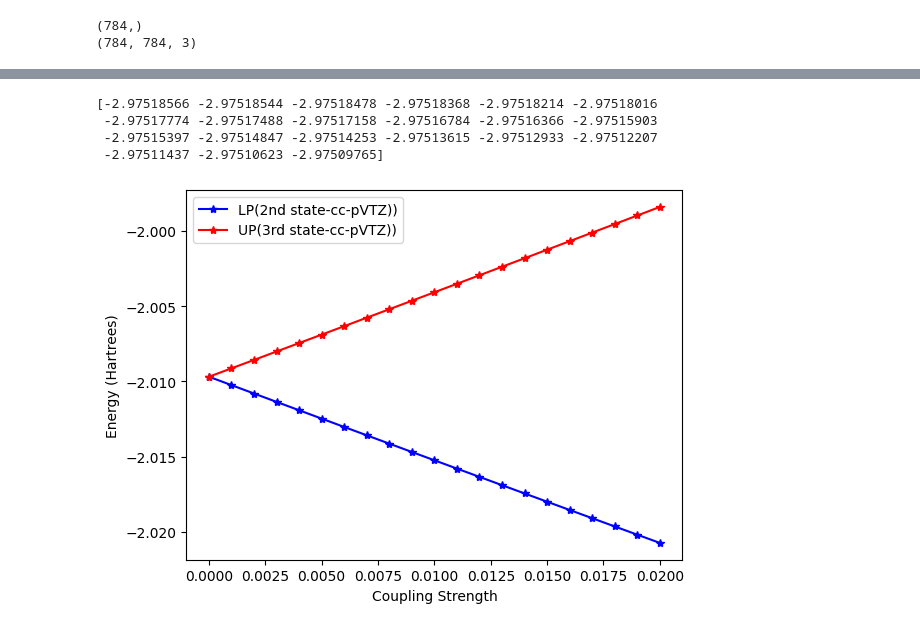
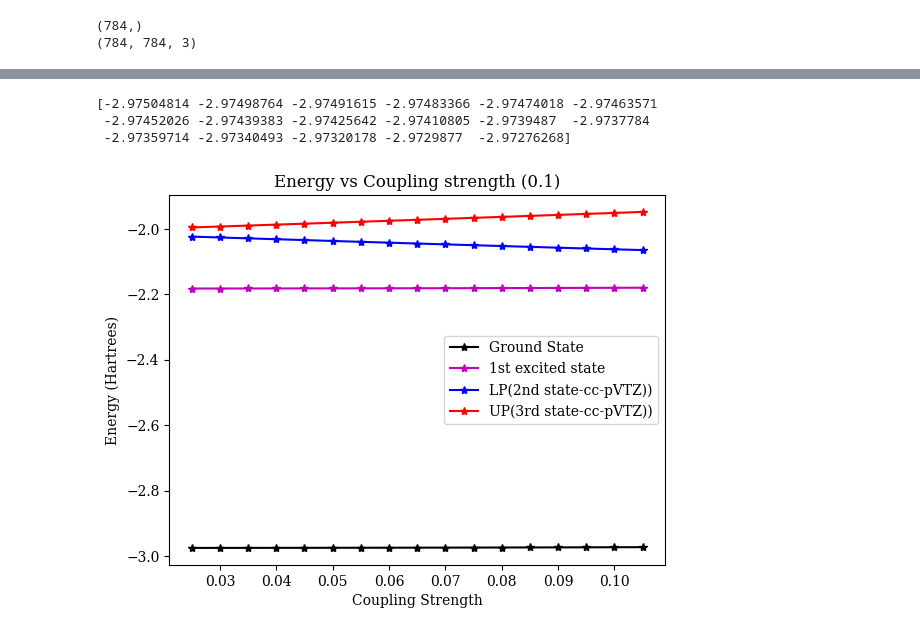
Before and after one commit to FoleyLab/SCQED-PCQED, a Jupyter notebook: src/HeH_plus_pcqed_ccpVTZ.ipynb, the cells around one changed output, grey strips where cells are left out. Drawn from its saved outputs; the diff is of its cells as text; code cells hidden in the pictures.

```diff
--- a/src/HeH_plus_pcqed_ccpVTZ.ipynb
+++ b/src/HeH_plus_pcqed_ccpVTZ.ipynb
@@ -83,9 +83,9 @@ Total time for SCF iterations: 0.013 seconds
 # print(E_array)
 # %%
 # Define the range and increment
-start = 0.0
-stop = 0.02
-increment = 0.001
+start = 0.025
+stop = 0.1
+increment = 0.005
 
 # Create the array using numpy's arange function
 lambda_array = np.arange(start, stop + increment, increment)
@@ -117,32 +117,31 @@ for i, lambda_val in enumerate(lambda_array):
 # print(_pcqed_22[0,:])
 print(_pcqed_22[:,0])
 # %% [output]
-[-2.97518566 -2.97518544 -2.97518478 -2.97518368 -2.97518214 -2.97518016
- -2.97517774 -2.97517488 -2.97517158 -2.97516784 -2.97516366 -2.97515903
- -2.97515397 -2.97514847 -2.97514253 -2.97513615 -2.97512933 -2.97512207
- -2.97511437 -2.97510623 -2.97509765]
+[-2.97504814 -2.97498764 -2.97491615 -2.97483366 -2.97474018 -2.97463571
+ -2.97452026 -2.97439383 -2.97425642 -2.97410805 -2.9739487  -2.9737784
+ -2.97359714 -2.97340493 -2.97320178 -2.9729877  -2.97276268]
 # %%
 from matplotlib import cm
 from matplotlib import rcParams
 
 
 
-# plt.plot(lambda_array, _pcqed_22[:,0],'k-', marker="*", label= "Ground State")
-# plt.plot(lambda_array, _pcqed_22[:,1], 'm-', marker="*",label = "1st excited state")
+plt.plot(lambda_array, _pcqed_22[:,0],'k-', marker="*", label= "Ground State")
+plt.plot(lambda_array, _pcqed_22[:,1], 'm-', marker="*",label = "1st excited state")
 plt.plot(lambda_array, _pcqed_22[:,2],'b-', marker="*", label = "LP(2nd state-cc-pVTZ))")
 plt.plot(lambda_array, _pcqed_22[:,3],'r-', marker="*", label = "UP(3rd state-cc-pVTZ))")
 plt.ylabel('Energy (Hartrees)')
 plt.xlabel('Coupling Strength')
 plt.legend()
-plt.savefig("Energy vs Coupling strength cc-pVTZ zoomed", dpi=150,bbox_inches='tight')
+plt.savefig("Energy vs Coupling strength cc-pVTZ new lambda", dpi=150,bbox_inches='tight')
 rcParams['font.family'] = 'serif'
-rcParams['font.size'] = 12
+rcParams['font.size'] = 10
 # plt.gca().yaxis.set_major_formatter('{:.12f}'.format)
 #plt.plot(A0_list, e4, label = "E4")
-
+plt.title("Energy vs Coupling strength (0.1)")
 plt.show()
 # %% [output]
-[figure, old version]
+[figure, new version]
 # %%
 # Saving energies in numpy array form
 E_pcqed_array = np.array(_pcqed_22)
```
Also changed, not shown: parts of 1 cell of this notebook, 26 other files.
